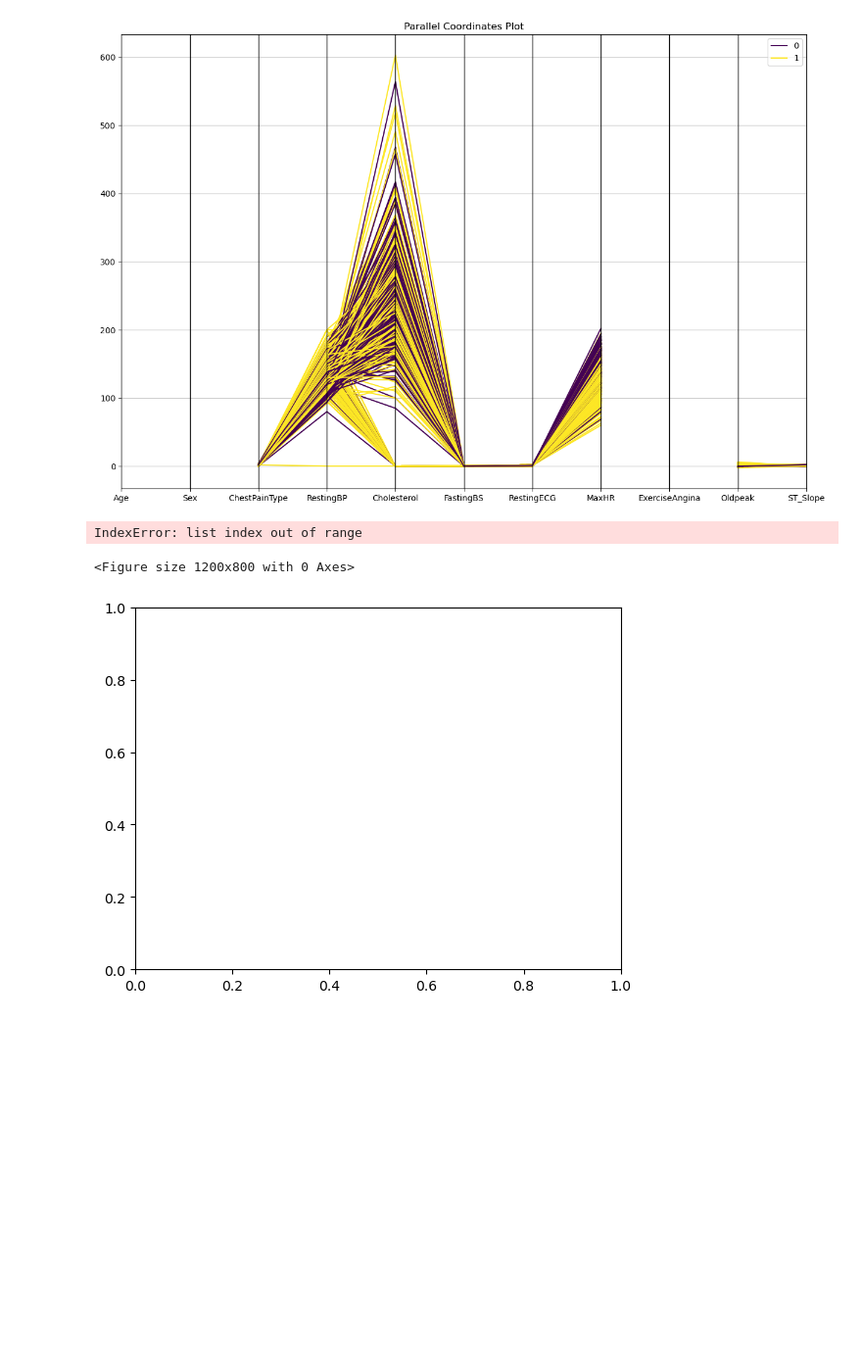
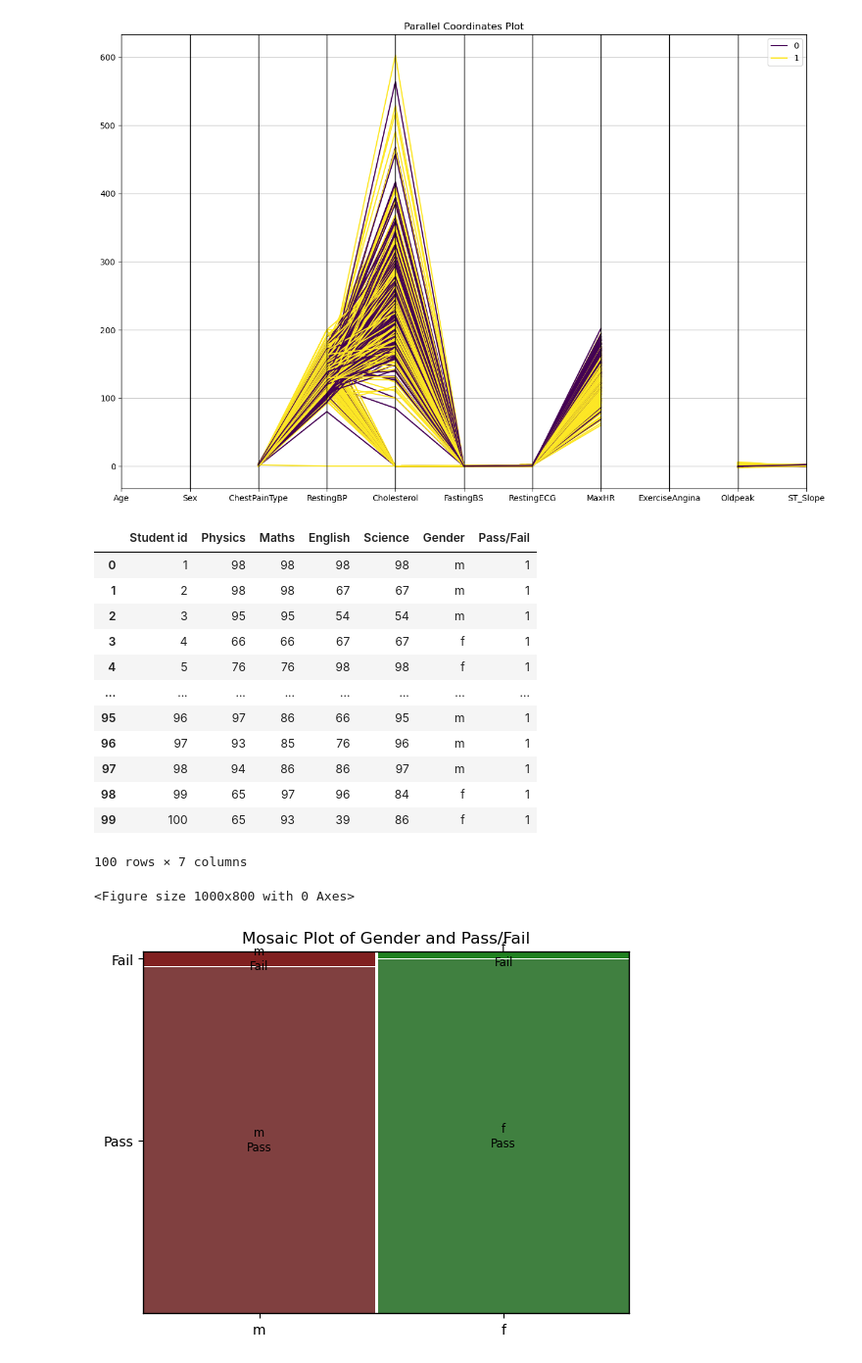
Before and after one commit to devikrishnaofficial/Data-Visualization, a Jupyter notebook: DV-heart.ipynb, the cells around one changed output. Shown at 98% size. Drawn from its saved outputs; the diff is of its cells as text; code cells hidden in the pictures; blank space fills up the shorter version.

```diff
--- a/DV-heart.ipynb
+++ b/DV-heart.ipynb
@@ -122,11 +122,32 @@ plt.show()
 # %% [output]
 [figure]
 # %%
-from statsmodels.graphics.mosaicplot import mosaic
-plt.figure(figsize=(12, 8))
-mosaic(df, ['Sex', 'HeartDisease'], title='Mosaic Plot of Sex and HeartDisease')
-plt.show()
+dp = pd.read_excel('C:/Users/devik/Data Visualization/mark.xlsx')
+dp
 # %% [output]
+|  | Student id | Physics | Maths | English | Science | Gender | Pass/Fail |
+| 0 | 1 | 98 | 98 | 98 | 98 | m | 1 |
+| 1 | 2 | 98 | 98 | 67 | 67 | m | 1 |
+| 2 | 3 | 95 | 95 | 54 | 54 | m | 1 |
+| 3 | 4 | 66 | 66 | 67 | 67 | f | 1 |
+| 4 | 5 | 76 | 76 | 98 | 98 | f | 1 |
+| ... | ... | ... | ... | ... | ... | ... | ... |
+| 95 | 96 | 97 | 86 | 66 | 95 | m | 1 |
+| 96 | 97 | 93 | 85 | 76 | 96 | m | 1 |
+| 97 | 98 | 94 | 86 | 86 | 97 | m | 1 |
+| 98 | 99 | 65 | 97 | 96 | 84 | f | 1 |
+| 99 | 100 | 65 | 93 | 39 | 86 | f | 1 |
-IndexError: list index out of range
+100 rows × 7 columns
-<Figure size 1200x800 with 0 Axes>
-[figure, removed]
+# %%
+from statsmodels.graphics.mosaicplot import mosaic
+
+# Convert Pass/Fail to categorical for mosaic plot
+dp['Pass/Fail'] = dp['Pass/Fail'].replace({0: 'Fail', 1: 'Pass'})
+
+# Plot mosaic plot
+plt.figure(figsize=(10, 8))
+mosaic(dp, ['Gender', 'Pass/Fail'], title='Mosaic Plot of Gender and Pass/Fail')
+plt.show()
+# %% [output]
+<Figure size 1000x800 with 0 Axes>
+[figure, added]
```
Also changed, not shown: 12 other files.
